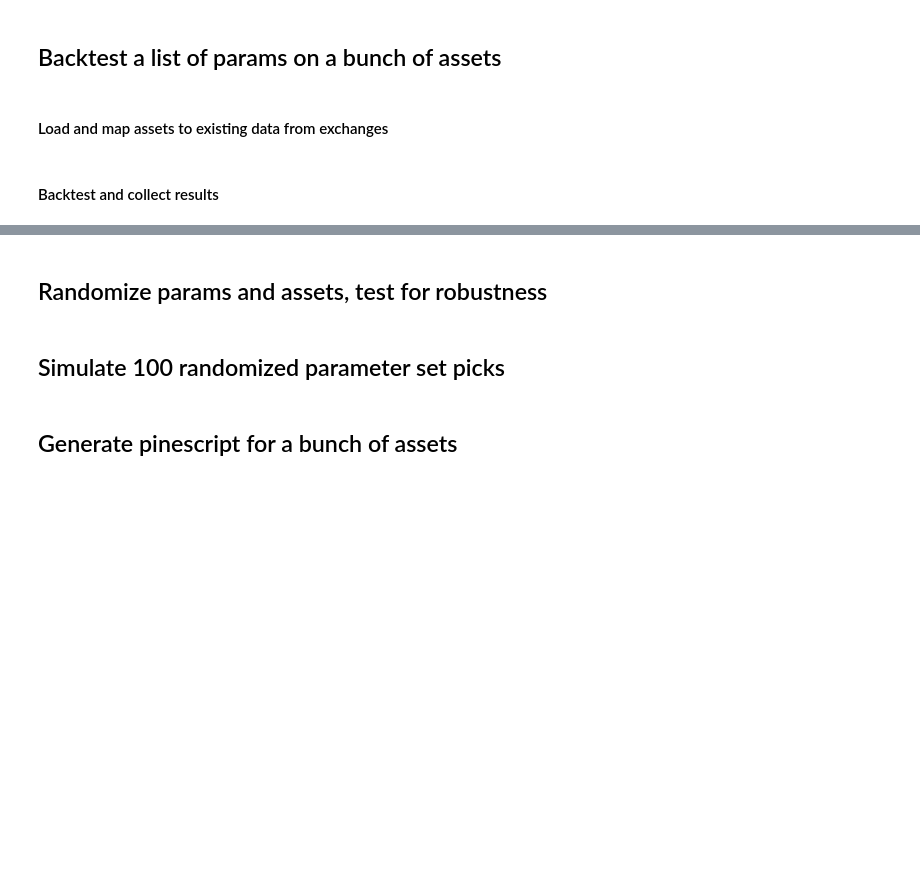
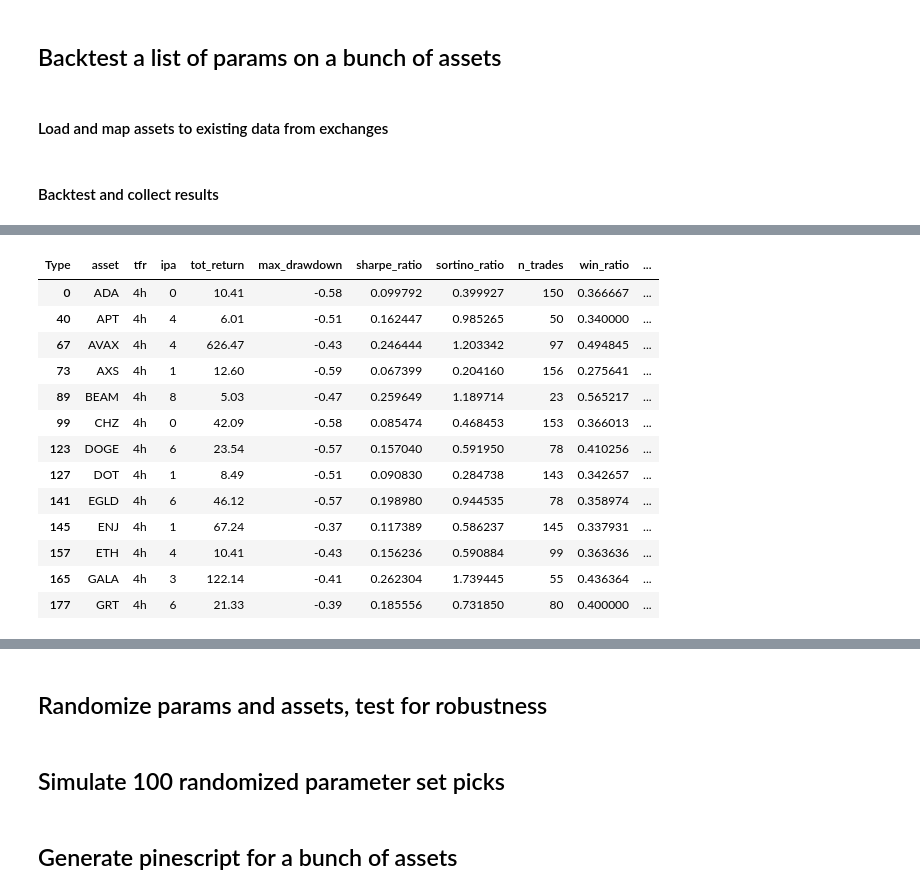
Before and after one commit to petarkabashki/pk-crypto-tools, a Jupyter notebook: 2024-research/donchian-breakout.ipynb, the cells around one changed output, grey strips where cells are left out. Saved outputs shown, nothing was run; the diff lists cells and outputs as text; code cells hidden in the pictures; blank space fills up the shorter version.

```diff
--- a/2024-research/donchian-breakout.ipynb
+++ b/2024-research/donchian-breakout.ipynb
@@ -607,0 +667,82 @@ asset_params
+# %%
+from collections.abc import MutableMapping
+
+
+def flatten_dict(d, parent_key='', sep='.'):
+    items = []
+    for k, v in d.items():
+        new_key = f'{parent_key}{sep}{k}' if parent_key else k
+        if isinstance(v, MutableMapping):
+            items.extend(flatten_dict(v, new_key, sep=sep).items())
+        else:
+            items.append((new_key, v))
+    return dict(items)
+
+
+flattened_data = [flatten_dict(item) for item in bt_resa]
+
+df = pd.DataFrame(flattened_data)
+df.columns = pd.MultiIndex.from_tuples([tuple(col.split('.')) for col in df.columns], names=['Category', 'Type'])
+
+# df.index.set_names(['Category', 'Type'], inplace=True)
+
+df = df.loc[:,[('asset', 'asset'),
+ ('tfr', 'tfr'),
+ ('ipa', 'ipa'),
+ ('overall_metrics', 'tot_return'),
+ ('overall_metrics', 'max_drawdown'),
+ ('overall_metrics', 'sharpe_ratio'),
+ ('overall_metrics', 'sortino_ratio'),
+ ('overall_metrics', 'n_trades'),
+ ('overall_metrics', 'win_ratio'),
+ ('long_metrics', 'tot_return'),
+ ('long_metrics', 'max_drawdown'),
+ ('short_metrics', 'tot_return'),
+ ('short_metrics', 'max_drawdown'),
+ ('params', 'up_lookback'),
+ ('params', 'dn_lookback'),
+ ('params', 'up_lag'),
+ ('params', 'dn_lag'),
+ ('params', 'band_offset')]]
+
+df.loc[:,[
+ ('overall_metrics', 'tot_return'),
+ ('overall_metrics', 'max_drawdown'),
+ ('long_metrics', 'tot_return'),
+ ('long_metrics', 'max_drawdown'),
+ ('short_metrics', 'tot_return'),
+ ('short_metrics', 'max_drawdown')]] = df.loc[:,[
+ ('overall_metrics', 'tot_return'),
+ ('overall_metrics', 'max_drawdown'),
+ ('long_metrics', 'tot_return'),
+ ('long_metrics', 'max_drawdown'),
+ ('short_metrics', 'tot_return'),
+ ('short_metrics', 'max_drawdown')]].apply(np.expm1).round(2)
+
+df.to_csv(f'asset_donch_backtest--{timeframe}.csv', index=False)
+# df.columns
+# df = df[(df[('overall_metrics', 'sortino_ratio')] > 0.6) & (df[('overall_metrics', 'tot_return')] > 3)]
+df = df[(df[('overall_metrics', 'max_drawdown')] > -0.6) & (df[('overall_metrics', 'tot_return')] > 5)]
+print(f'aparams={aparams}')
+df = df[[('asset', 'asset'),
+ ('tfr', 'tfr'),
+ ('ipa', 'ipa'),
+ ('overall_metrics', 'tot_return'),
+ ('overall_metrics', 'max_drawdown'),
+ ('overall_metrics', 'sharpe_ratio'),
+ ('overall_metrics', 'sortino_ratio'),
+ ('overall_metrics', 'n_trades'),
+ ('overall_metrics', 'win_ratio'),
+ ('params', 'up_lookback'),
+ ('params', 'dn_lookback'),
+ ('params', 'up_lag'),
+ ('params', 'dn_lag'),
+ ('params', 'band_offset')]].droplevel(0, axis=1)
+# df
+# df.sort_values(('tot_return'))#.head(50)
+df = df.loc[df.groupby(['asset'])['tot_return'].idxmax()]
+# df.groupby('asset', axis=1).apply(
+#     lambda x: x.loc[x[ ('tot_return')].idxmax()])
+print(f'length: {df.shape[0]}')
+df
+# %% [output]
@@ -607,0 +751,14 @@ asset_params
+| Type | asset | tfr | ipa | tot_return | max_drawdown | sharpe_ratio | sortino_ratio | n_trades | win_ratio | ... |
+| 0 | ADA | 4h | 0 | 10.41 | -0.58 | 0.099792 | 0.399927 | 150 | 0.366667 | ... |
+| 40 | APT | 4h | 4 | 6.01 | -0.51 | 0.162447 | 0.985265 | 50 | 0.340000 | ... |
+| 67 | AVAX | 4h | 4 | 626.47 | -0.43 | 0.246444 | 1.203342 | 97 | 0.494845 | ... |
+| 73 | AXS | 4h | 1 | 12.60 | -0.59 | 0.067399 | 0.204160 | 156 | 0.275641 | ... |
+| 89 | BEAM | 4h | 8 | 5.03 | -0.47 | 0.259649 | 1.189714 | 23 | 0.565217 | ... |
+| 99 | CHZ | 4h | 0 | 42.09 | -0.58 | 0.085474 | 0.468453 | 153 | 0.366013 | ... |
+| 123 | DOGE | 4h | 6 | 23.54 | -0.57 | 0.157040 | 0.591950 | 78 | 0.410256 | ... |
+| 127 | DOT | 4h | 1 | 8.49 | -0.51 | 0.090830 | 0.284738 | 143 | 0.342657 | ... |
+| 141 | EGLD | 4h | 6 | 46.12 | -0.57 | 0.198980 | 0.944535 | 78 | 0.358974 | ... |
+| 145 | ENJ | 4h | 1 | 67.24 | -0.37 | 0.117389 | 0.586237 | 145 | 0.337931 | ... |
+| 157 | ETH | 4h | 4 | 10.41 | -0.43 | 0.156236 | 0.590884 | 99 | 0.363636 | ... |
+| 165 | GALA | 4h | 3 | 122.14 | -0.41 | 0.262304 | 1.739445 | 55 | 0.436364 | ... |
+| 177 | GRT | 4h | 6 | 21.33 | -0.39 | 0.185556 | 0.731850 | 80 | 0.400000 | ... |
```
Also changed, not shown: parts of 24 cells of this notebook, 4 other files.
